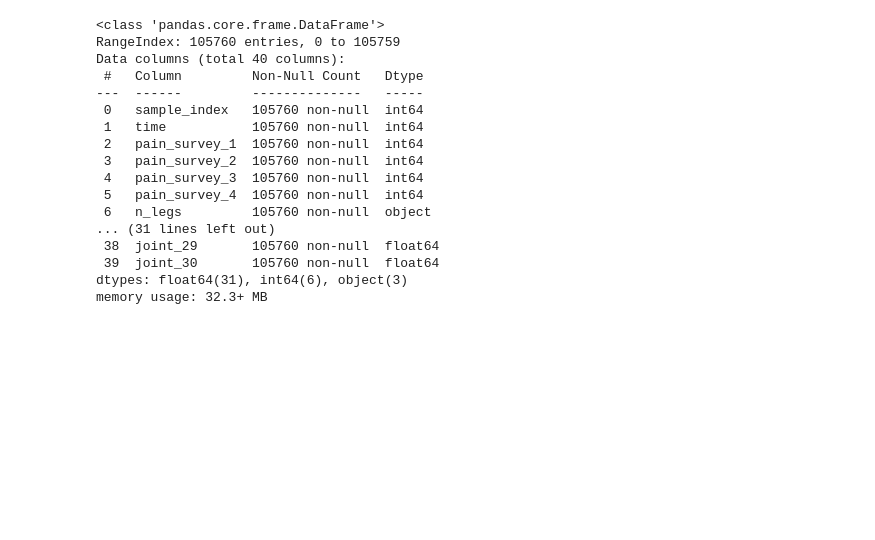
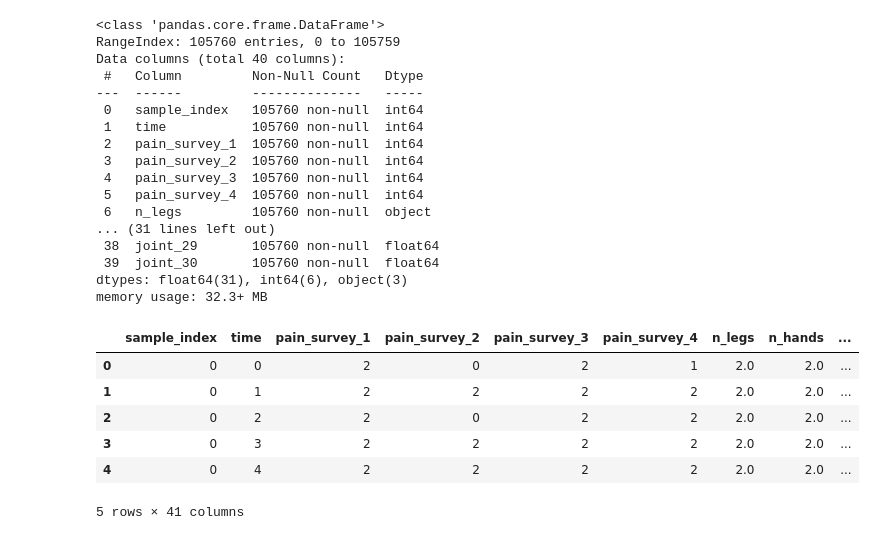
Before and after one commit to Relo02/Artificial-neural-networks-and-deep-learning-, a Jupyter notebook: Ann_challenge.ipynb, the cells around one changed output. Drawn from its saved outputs; the diff is of its cells as text; code cells hidden in the pictures; blank space fills up the shorter version.

Commit message:
data preprocessing 1

```diff
--- a/Ann_challenge.ipynb
+++ b/Ann_challenge.ipynb
@@ -13,10 +13,10 @@ Mounted at /gdrive
 # %%
 import pandas as pd
 
-X_train = pd.read_csv('pirate_pain_train.csv')
-y_train = pd.read_csv('pirate_pain_train_labels.csv')
+X_train = pd.read_csv('dataset/pirate_pain_train.csv')
+y_train = pd.read_csv('dataset/pirate_pain_train_labels.csv')
 
-X_test = pd.read_csv('pirate_pain_test.csv')
+X_test = pd.read_csv('dataset/pirate_pain_test.csv')
 # %% [markdown]
 ##**Import Libraries**
 # %%
@@ -135,3 +136,22 @@ Data columns (total 40 columns):
  39  joint_30       105760 non-null  float64
 dtypes: float64(31), int64(6), object(3)
 memory usage: 32.3+ MB
+# %%
+# Merge features and labels
+data = X_train.merge(y_train, on='sample_index')
+
+# Create a mapping dictionary to convert categorical labels to numerical values
+map_dict = {'none': 0, 'one': 1, 'two': 2}
+data['n_legs'] = data['n_legs'].map(map_dict)
+data['n_hands'] = data['n_hands'].map(map_dict)
+data['n_eyes'] = data['n_eyes'].map(map_dict)
+# %%
+data.head()
+# %% [output]
+|  | sample_index | time | pain_survey_1 | pain_survey_2 | pain_survey_3 | pain_survey_4 | n_legs | n_hands | ... |
+| 0 | 0 | 0 | 2 | 0 | 2 | 1 | 2.0 | 2.0 | ... |
+| 1 | 0 | 1 | 2 | 2 | 2 | 2 | 2.0 | 2.0 | ... |
+| 2 | 0 | 2 | 2 | 0 | 2 | 2 | 2.0 | 2.0 | ... |
+| 3 | 0 | 3 | 2 | 2 | 2 | 2 | 2.0 | 2.0 | ... |
+| 4 | 0 | 4 | 2 | 2 | 2 | 2 | 2.0 | 2.0 | ... |
+5 rows × 41 columns
```
Also changed, not shown: parts of 4 cells of this notebook.
